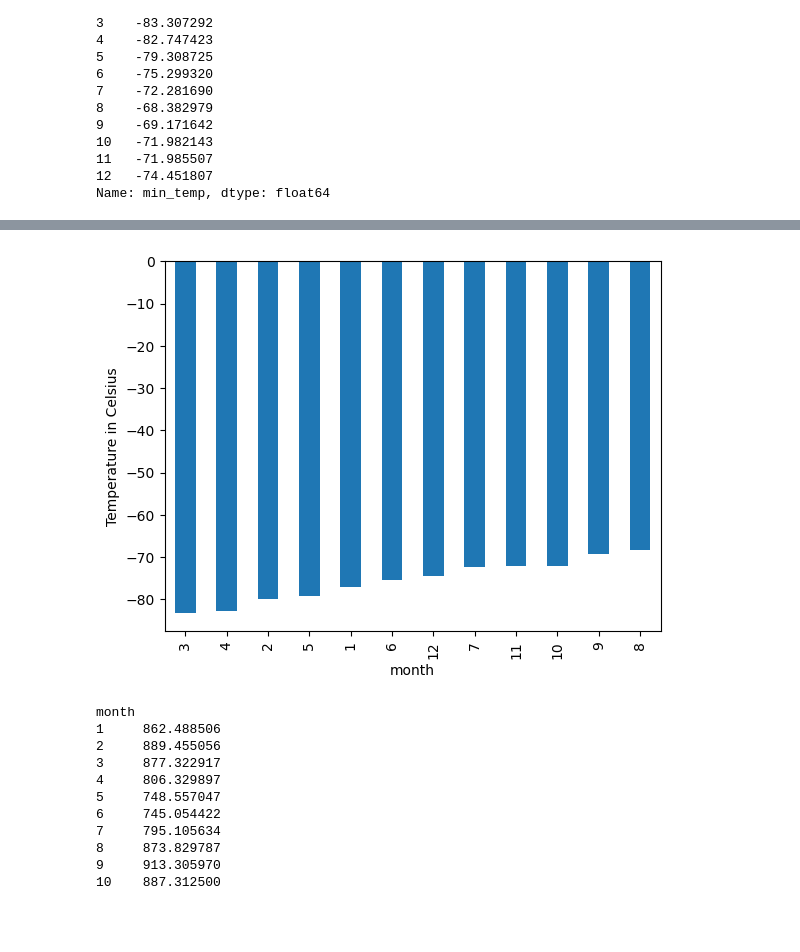
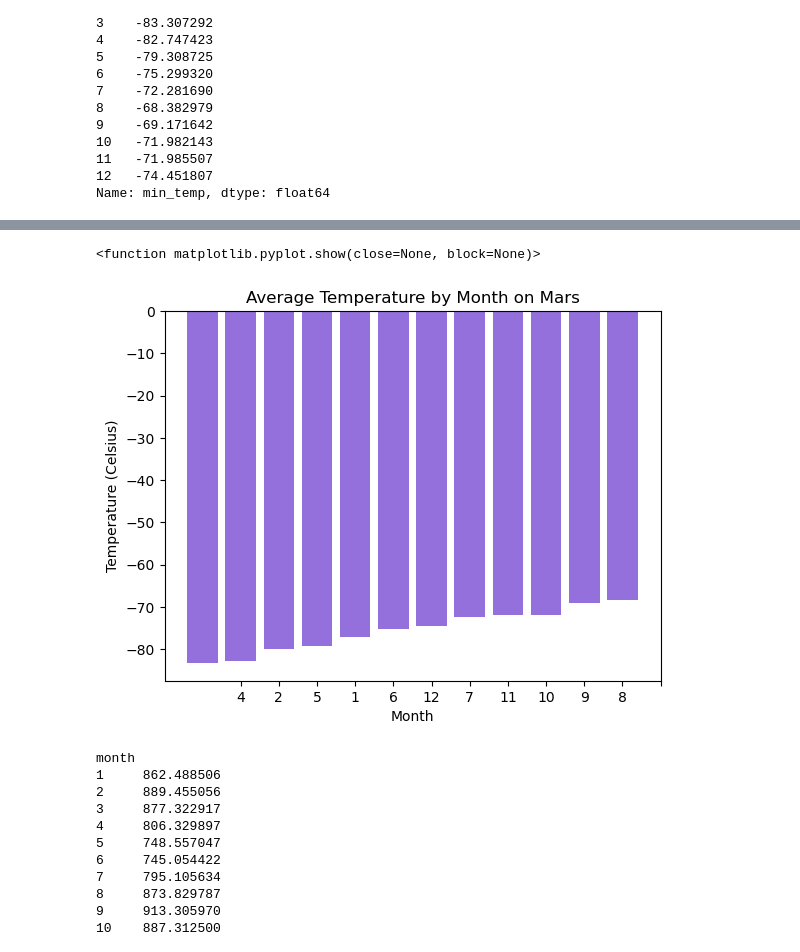
Before and after one commit to EBPaz/Mars_data_scraping, a Jupyter notebook: Starter_Code/part_2_mars_weather.ipynb, the cells around one changed output, grey strips where cells are left out. Drawn from its saved outputs; the diff is of its cells as text; code cells hidden in the pictures; blank space fills up the shorter version.

```diff
--- a/Starter_Code/part_2_mars_weather.ipynb
+++ b/Starter_Code/part_2_mars_weather.ipynb
@@ -65,11 +65,14 @@ mars_table
 mars_data = []
 
 for row in table_data.find_all('tr', class_="data-row"):
-    info = row.find_all('td')
-    for td in info:
+    id = row.find_all('td')
+    info = []
+
+    for td in id:
         text = td.text
+        info.append(text)
 
-    mars_data.append(text)
+    mars_data.append(info)
 mars_data
 
-mars_data_df = pd.DataFrame(mars_data, columns =[mars_table])
+mars_data_df = pd.DataFrame(mars_data, columns =mars_table)
@@ -121,12 +113,12 @@ pressure            object
 dtype: object
 # %%
 # Change data types for data analysis
-mars_data_df = cleaned_mars_data_df.astype({'terrestrial_date': 'datetime64[ns]',
+cleaned_mars_data_df = mars_data_df.astype({'terrestrial_date': 'datetime64[ns]',
                      'sol' : 'int64',
                      'ls' : 'int64',
                      'month' : 'int64',
                      'min_temp': 'float64',
-                     'pressure': 'float64'}).dtypes
+                     'pressure': 'float64'})
 # %%
 # Confirm type changes were successful by examining data types again
 cleaned_mars_data_df.dtypes
@@ -214,14 +195,15 @@ plt.show
 # %%
 # Identify the coldest and hottest months in Curiosity's location
-temp_range = average_low["min_temp"].sort_values()
+average_low = cleaned_mars_data_df.groupby(['month'])['min_temp'].mean().reset_index().sort_values('min_temp', ascending = True)
 
-plt.bar(temp_range['month'], temp_range['min_temp'], color = 'purple')
-plt.xticks(temp_range['month'])
+plt.bar(average_low['month'].astype(str), average_low['min_temp'], color = 'mediumpurple')
+plt.xticks(average_low['month'])
 plt.xlabel('Month')
 plt.ylabel('Temperature (Celsius)')
-plt.title("Coldest to Hottest Temperature by Month on Mars")
+plt.title("Average Temperature by Month on Mars")
 plt.show
 # %% [output]
+<function matplotlib.pyplot.show(close=None, block=None)>
-[figure, old version]
+[figure, new version]
 # %%
 # 4. Average pressure by Martian month
```
Also changed, not shown: parts of 10 cells of this notebook, 3 other files.
